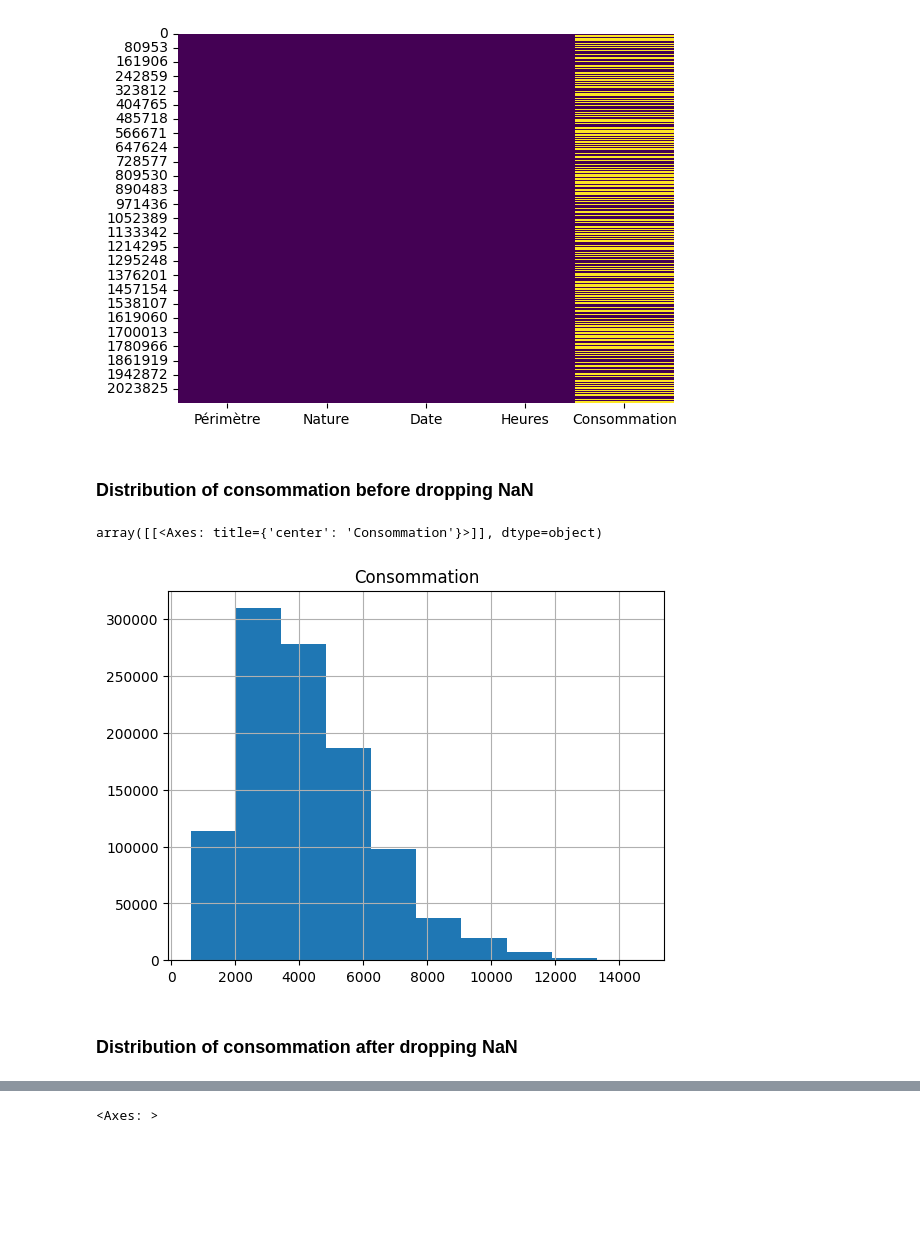
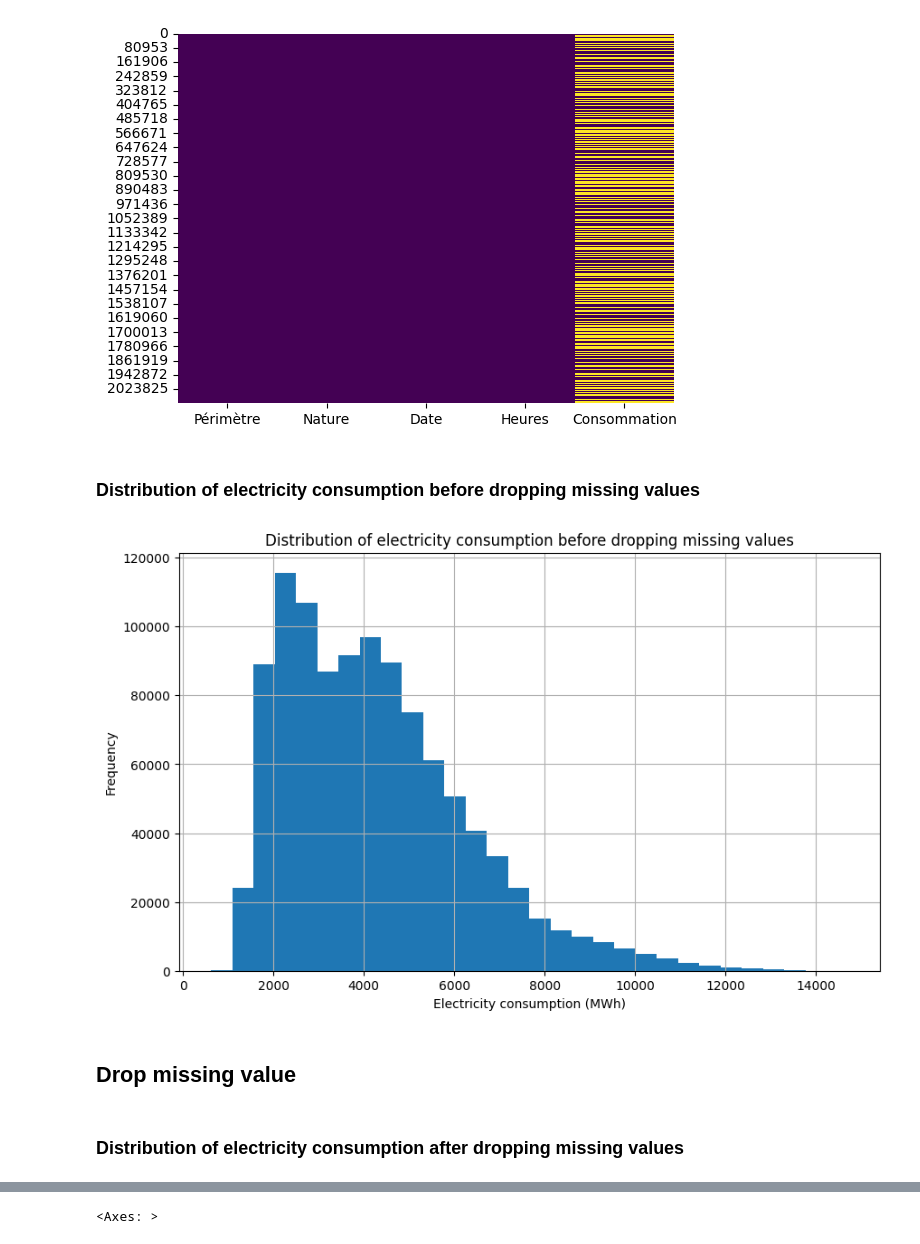
Before and after one commit to ROUSenghak/Python_Project_2A, a Jupyter notebook: notebook/1_data_preparation.ipynb, the cells around one changed output, grey strips where cells are left out. Drawn from its saved outputs; the diff is of its cells as text; code cells hidden in the pictures; blank space fills up the shorter version.

```diff
--- a/notebook/1_data_preparation.ipynb
+++ b/notebook/1_data_preparation.ipynb
@@ -15,14 +15,15 @@ from datetime import datetime
 # %%
-folder_path = {"Auvergne":"../data/RTE/Auvergne",
-                "Bourgone":"../data/RTE/Bourgogne",
-                "Bretagne":"../data/RTE/Bretagne",
-                "Centre_Val":"../data/RTE/Centre_Val",
-                "Grand_est":"../data/RTE/Grand_est",
-                "Hauts-de-france":"../data/RTE/Hauts_de_france",
-                "Île-de-France":"../data/RTE/Ile-de-france",
-                "Normandie":"../data/RTE/Normandie",
-                "Nouvelle-Aquitaine":"../data/RTE/Nouvelle_aquitaine",
-                "Occitanie":"../data/RTE/Occitaine",
-                "Pays-de-la-loire":"../data/RTE/Pays_de_la_loire",
-                "Provence-Alpes-Côte d'Azur":"../data/RTE/PACA"}
+# Define RTE folder paths for each region
+folder_path = {"Auvergne":"/home/onyxia/work/Python_Project_2A/data/RTE/Auvergne",
+                "Bourgone":"/home/onyxia/work/Python_Project_2A/data/RTE/Bourgogne",
+                "Bretagne":"/home/onyxia/work/Python_Project_2A/data/RTE/Bretagne",
+                "Centre_Val":"/home/onyxia/work/Python_Project_2A/data/RTE/Centre_Val",
+                "Grand_est":"/home/onyxia/work/Python_Project_2A/data/RTE/Grand_est",
+                "Hauts-de-france":"/home/onyxia/work/Python_Project_2A/data/RTE/Hauts_de_france",
+                "Île-de-France":"/home/onyxia/work/Python_Project_2A/data/RTE/Ile-de-france",
+                "Normandie":"/home/onyxia/work/Python_Project_2A/data/RTE/Normandie",
+                "Nouvelle-Aquitaine":"/home/onyxia/work/Python_Project_2A/data/RTE/Nouvelle_aquitaine",
+                "Occitanie":"/home/onyxia/work/Python_Project_2A/data/RTE/Occitaine",
+                "Pays-de-la-loire":"/home/onyxia/work/Python_Project_2A/data/RTE/Pays_de_la_loire",
+                "Provence-Alpes-Côte d'Azur":"/home/onyxia/work/Python_Project_2A/data/RTE/PACA"}
 # %%
@@ -96,15 +99,21 @@ sns.heatmap(df_con.isnull(),cbar=False,cmap='viridis')
 <Axes: >
 [figure]
 # %% [markdown]
-### Distribution of consommation before dropping NaN
+### Distribution of electricity consumption before dropping missing values
 # %%
-df_con[['Consommation']].hist()
+plt.figure(figsize=(10, 6))
+df_con["Consommation"].hist(bins=30)
+plt.title("Distribution of electricity consumption before dropping missing values")
+plt.xlabel("Electricity consumption (MWh)")
+plt.ylabel("Frequency")
+plt.show()
 # %% [output]
-array([[<Axes: title={'center': 'Consommation'}>]], dtype=object)
-[figure, old version]
+[figure, new version]
+# %% [markdown]
+## Drop missing value
 # %%
 df_con = df_con.dropna()
 df_ele = df_con.copy()
 # %% [markdown]
-### Distribution of consommation after dropping NaN
+### Distribution of electricity consumption after dropping missing values
 # %%
```
Also changed, not shown: parts of 24 cells of this notebook, 12 other files.
